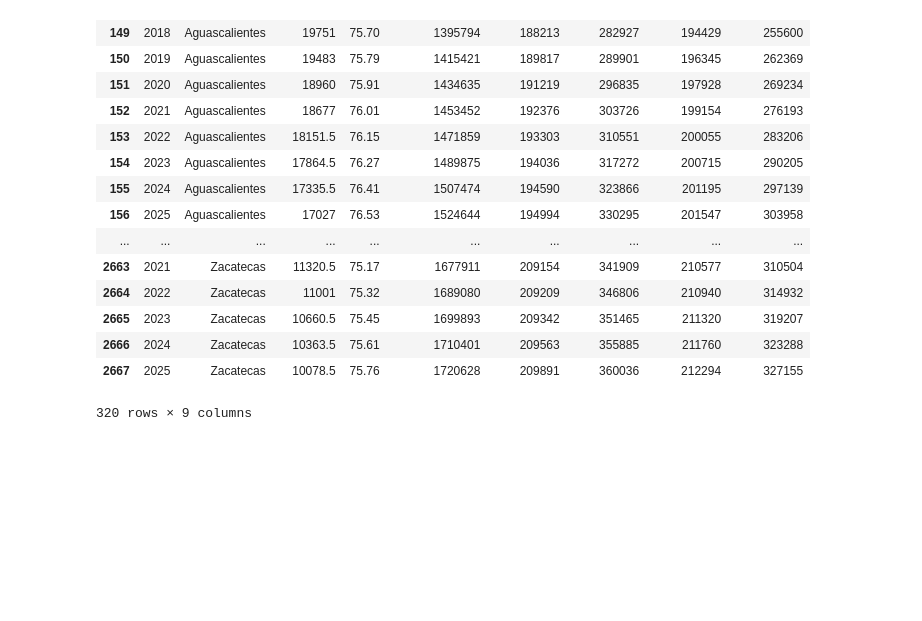
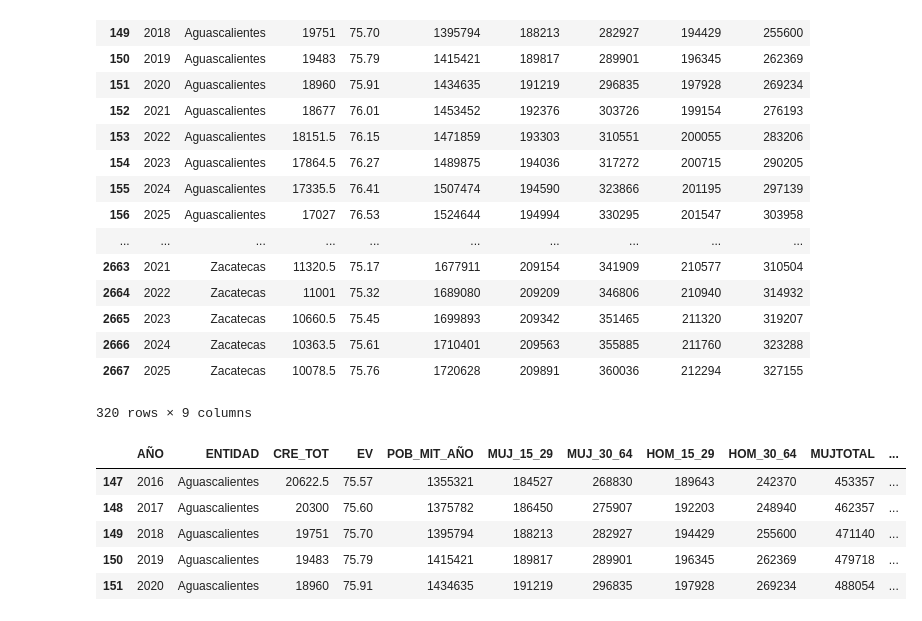
Before and after one commit to tezcahernandez/tsolutions, a Jupyter notebook: Conapo.ipynb, the cells around one changed output. Saved outputs shown, nothing was run; the diff lists cells and outputs as text; code cells hidden in the pictures; blank space fills up the shorter version.

```diff
--- a/Conapo.ipynb
+++ b/Conapo.ipynb
@@ -59,0 +65,9 @@ proytl2
+# %%
+proytl2.head()
+# %% [output]
+|  | AÑO | ENTIDAD | CRE_TOT | EV | POB_MIT_AÑO | MUJ_15_29 | MUJ_30_64 | HOM_15_29 | HOM_30_64 | MUJTOTAL | ... |
+| 147 | 2016 | Aguascalientes | 20622.5 | 75.57 | 1355321 | 184527 | 268830 | 189643 | 242370 | 453357 | ... |
+| 148 | 2017 | Aguascalientes | 20300 | 75.60 | 1375782 | 186450 | 275907 | 192203 | 248940 | 462357 | ... |
+| 149 | 2018 | Aguascalientes | 19751 | 75.70 | 1395794 | 188213 | 282927 | 194429 | 255600 | 471140 | ... |
+| 150 | 2019 | Aguascalientes | 19483 | 75.79 | 1415421 | 189817 | 289901 | 196345 | 262369 | 479718 | ... |
+| 151 | 2020 | Aguascalientes | 18960 | 75.91 | 1434635 | 191219 | 296835 | 197928 | 269234 | 488054 | ... |
```
Also changed, not shown: parts of 9 cells of this notebook.
